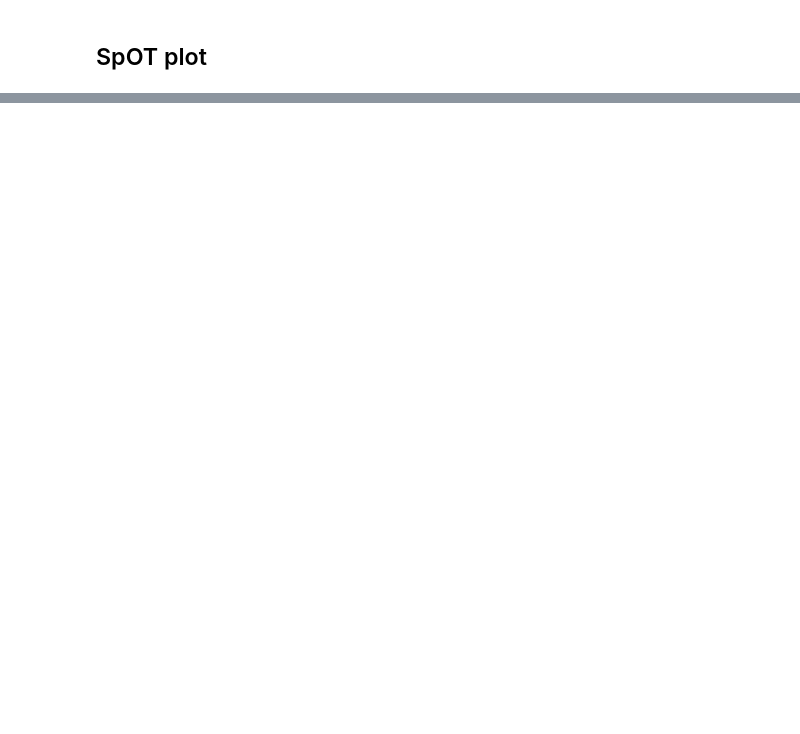
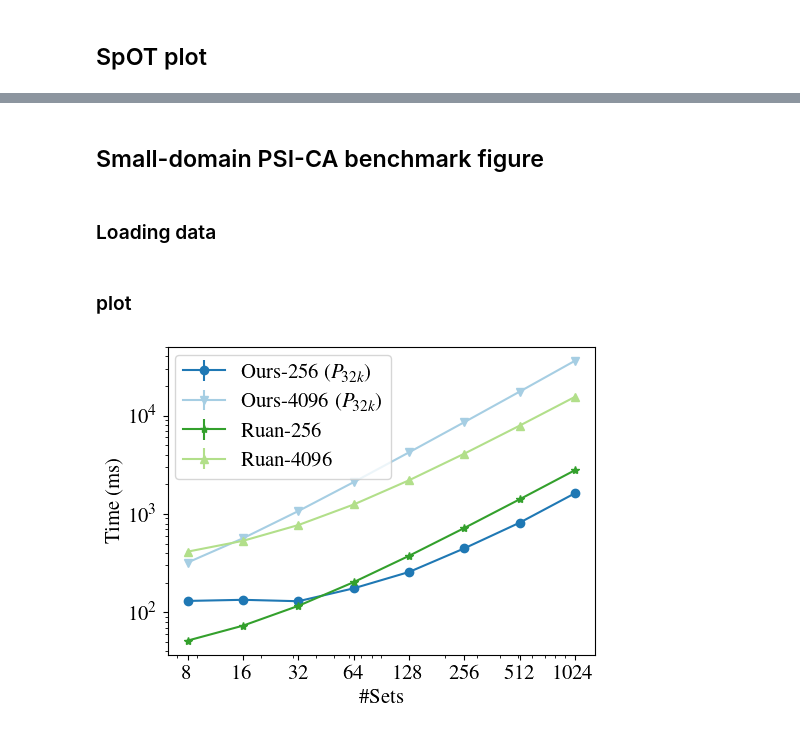
Before and after one commit to spring-epfl/private-collection-matching, a Jupyter notebook: bench/plotting.ipynb, the cells around one changed output, grey strips where cells are left out. Saved outputs shown, nothing was run; the diff lists cells and outputs as text; code cells hidden in the pictures; blank space fills up the shorter version.

```diff
--- a/bench/plotting.ipynb
+++ b/bench/plotting.ipynb
@@ -202,0 +308,4 @@ data.query('SetNum == 1024').groupby(['SetNum', 'name']).agg(['mean', 'sem'])
+# %% [markdown]
+## Small-domain PSI-CA benchmark figure
+# %% [markdown]
+### Loading data
@@ -202,0 +335,49 @@ data.query('SetNum == 1024').groupby(['SetNum', 'name']).agg(['mean', 'sem'])
+# %% [markdown]
+### plot
+# %%
+def plot_sd_search(df):
+    fig, ax = plt.subplots()
+
+    ax.set_yscale('log')
+    ax.set_ylabel('Time (ms)')
+    plt.xscale('log')
+    ax.set_xlabel('\#Sets')
+    ticks = [ 8, 16, 32, 64, 128, 256, 512, 1024]
+    plt.xticks(ticks, ticks)
+
+    comp_format = {
+        'SD-256' : {
+            'label':"Ours-256  ($P_{32k}$)",
+            'color':'#1f78b4',
+            'fmt':'o-'
+        },
+        'SD-4k' : {
+            'label':"Ours-4096  ($P_{32k}$)",
+            'color':'#a6cee3',
+            'fmt':'v-'
+        },
+
+        'ruan_256' : {
+            'label':"Ruan-256",
+            'color':'#33a02c',
+            'fmt':'*-'
+        },
+        'ruan_4k' : {
+            'label':"Ruan-4096",
+            'color':'#b2df8a',
+            'fmt':'^-'
+        }
+    }
+
+    for system in ["SD-256", "SD-4k", "ruan_256","ruan_4k"]:
+        df_fil = df[df['system']==system]
+        x , y, yerr = df_fil["SetNum"], df_fil['Cost','mean'], df_fil['Cost','sem']
+        ax.errorbar(x, y, yerr=yerr, **comp_format[system])
+
+    ax.legend(loc=(0.015, 0.57))
+
+    plt.savefig("sd_ca_small_search.pdf", bbox_inches='tight', pad_inches=0.01)
+    plt.show()
+plot_sd_search(data_sd)
+# %% [output]
+[figure, added]
```
Also changed, not shown: parts of 16 cells of this notebook, 7 other files.
